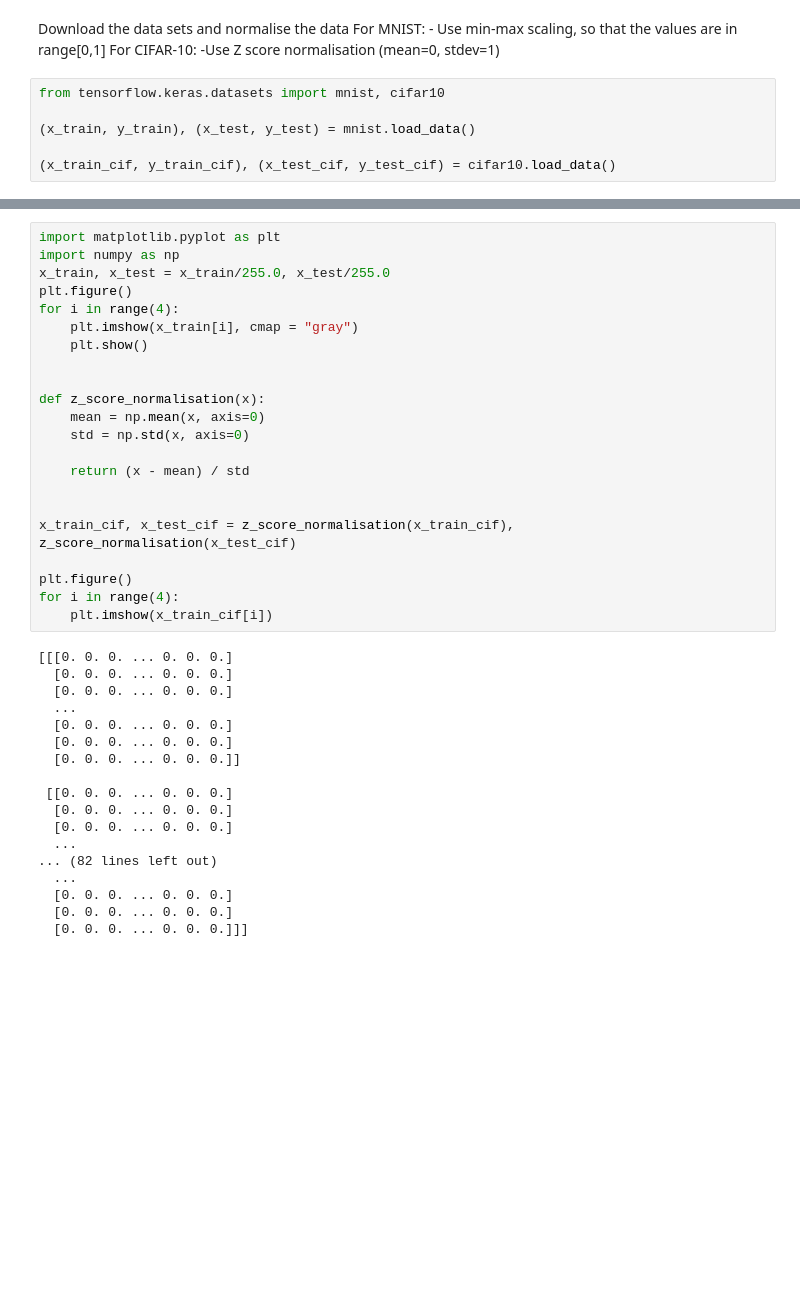
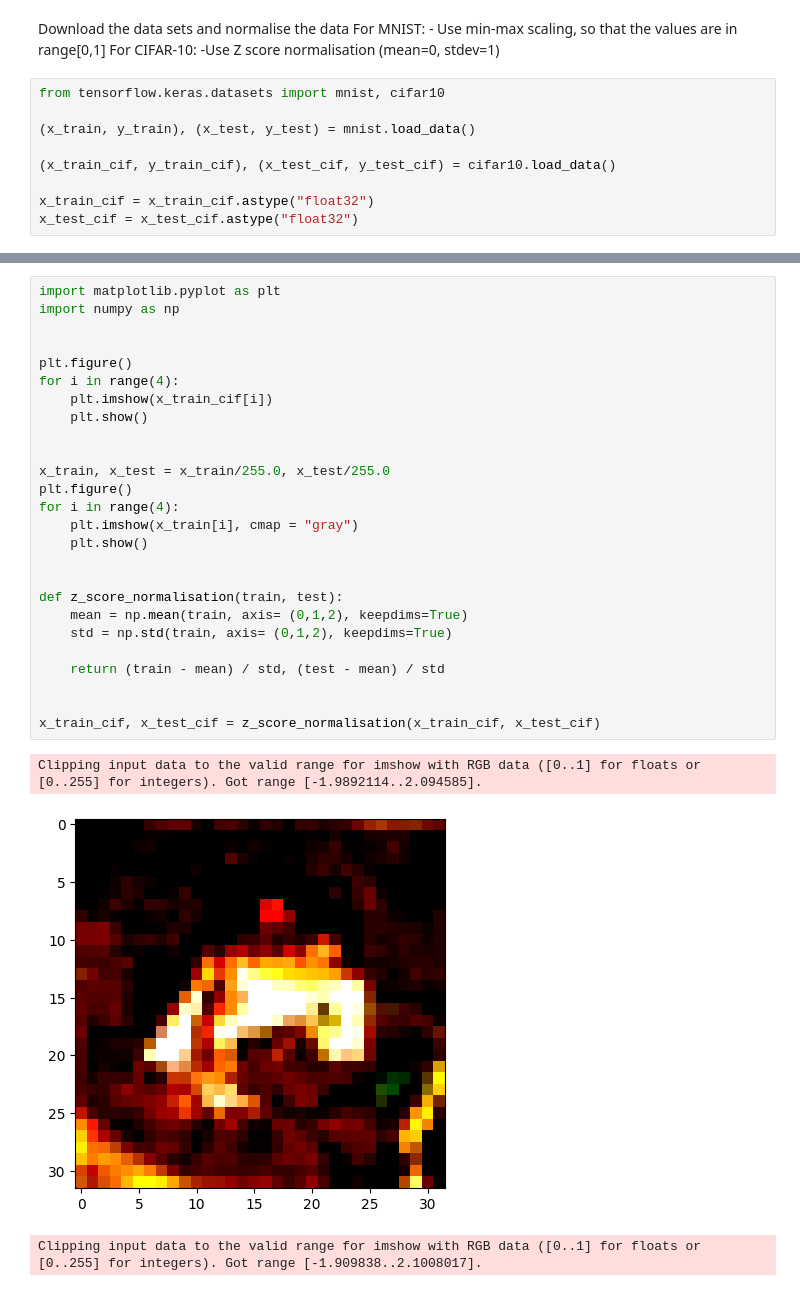
Before and after one commit to CleosCleopatra/Comp-AI, a Jupyter notebook: Assignment2.ipynb, the cells around one changed output, grey strips where cells are left out. Cells and saved outputs as stored; diff of their text form; blank space fills up the shorter version.

```diff
--- a/Assignment2.ipynb
+++ b/Assignment2.ipynb
@@ -12,3 +30,6 @@ from tensorflow.keras.datasets import mnist, cifar10
 (x_train, y_train), (x_test, y_test) = mnist.load_data()
 
 (x_train_cif, y_train_cif), (x_test_cif, y_test_cif) = cifar10.load_data()
+
+x_train_cif = x_train_cif.astype("float32")
+x_test_cif = x_test_cif.astype("float32")
@@ -18,40 +36,30 @@ Downloading data from https://storage.googleapis.com/tensorflow/tf-keras-dataset
 # %%
 import matplotlib.pyplot as plt
 import numpy as np
+
+
+plt.figure()
+for i in range(4):
+    plt.imshow(x_train_cif[i])
+    plt.show()
+
+
 x_train, x_test = x_train/255.0, x_test/255.0
 plt.figure()
 for i in range(4):
     plt.imshow(x_train[i], cmap = "gray")
     plt.show()
 
 
-def z_score_normalisation(x):
-    mean = np.mean(x, axis=0)
-    std = np.std(x, axis=0)
+def z_score_normalisation(train, test):
+    mean = np.mean(train, axis= (0,1,2), keepdims=True)
+    std = np.std(train, axis= (0,1,2), keepdims=True)
 
-    return (x - mean) / std
+    return (train - mean) / std, (test - mean) / std
 
 
-x_train_cif, x_test_cif = z_score_normalisation(x_train_cif), z_score_normalisation(x_test_cif)
-
-plt.figure()
-for i in range(4):
-    plt.imshow(x_train_cif[i])
+x_train_cif, x_test_cif = z_score_normalisation(x_train_cif, x_test_cif)
 # %% [output]
-[[[0. 0. 0. ... 0. 0. 0.]
-  [0. 0. 0. ... 0. 0. 0.]
-  [0. 0. 0. ... 0. 0. 0.]
-  ...
-  [0. 0. 0. ... 0. 0. 0.]
-  [0. 0. 0. ... 0. 0. 0.]
-  [0. 0. 0. ... 0. 0. 0.]]
-
- [[0. 0. 0. ... 0. 0. 0.]
-  [0. 0. 0. ... 0. 0. 0.]
-  [0. 0. 0. ... 0. 0. 0.]
-  ...
-... (82 lines left out)
-  ...
-  [0. 0. 0. ... 0. 0. 0.]
-  [0. 0. 0. ... 0. 0. 0.]
-  [0. 0. 0. ... 0. 0. 0.]]]
+Clipping input data to the valid range for imshow with RGB data ([0..1] for floats or [0..255] for integers). Got range [-1.9892114..2.094585].
+[figure, added]
+Clipping input data to the valid range for imshow with RGB data ([0..1] for floats or [0..255] for integers). Got range [-1.909838..2.1008017].
```
Also changed, not shown: parts of 5 cells of this notebook.
